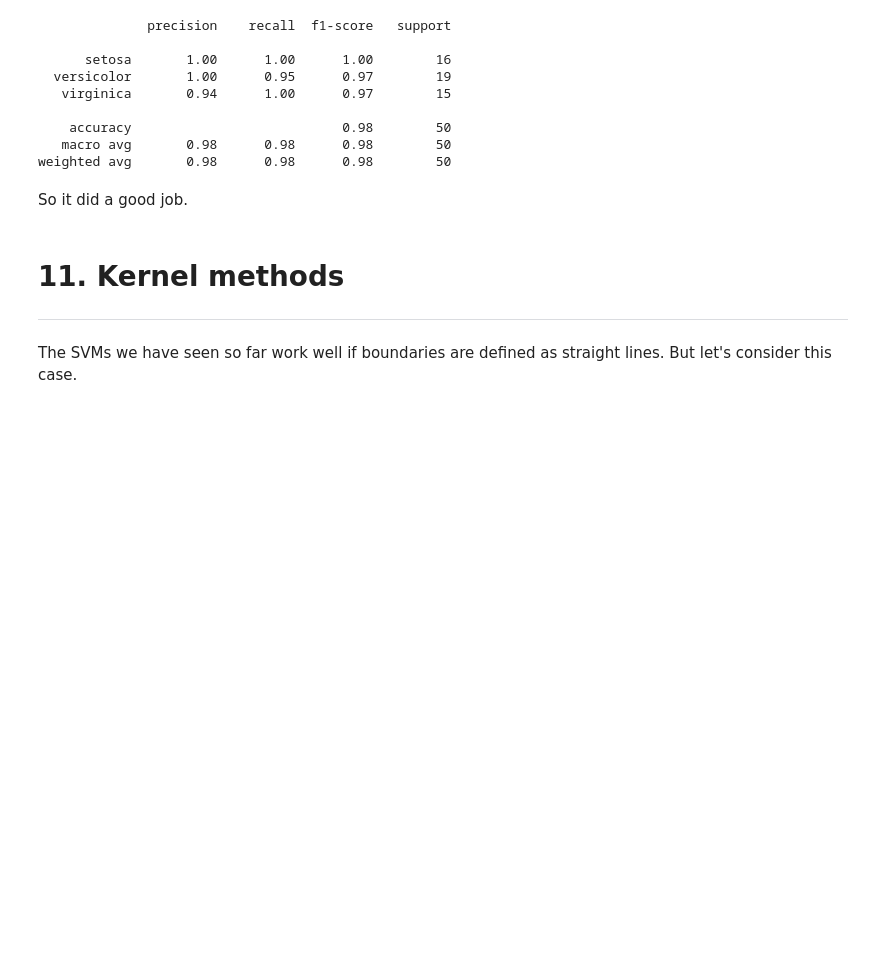
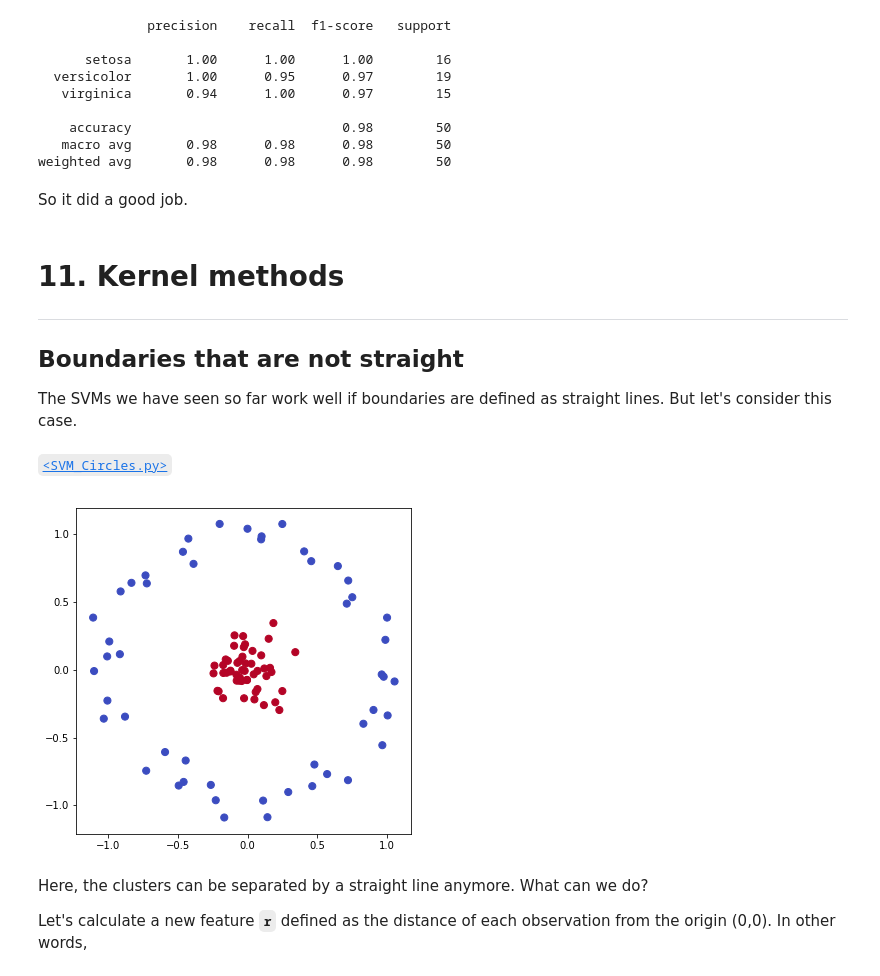
Before and after one commit to sathayas/JupyterfMRIFall2019, a Jupyter notebook: MachineLearning.ipynb, the cells around one changed output. Cells and saved outputs as stored; diff of their text form; code cells hidden in the pictures; blank space fills up the shorter version.

```diff
--- a/MachineLearning.ipynb
+++ b/MachineLearning.ipynb
@@ -1233,4 +1233,8 @@ So it did a good job.
 # 11. Kernel methods
 <hr style="height:1px;border:none" />
 
+## Boundaries that are not straight
+
 The SVMs we have seen so far work well if boundaries are defined as straight lines. But let's consider this case.
+# %% [markdown]
+[`<SVM_Circles.py>`](https://github.com/sathayas/fMRIClassFall2019/blob/master/MachineLearning/SVM_Circles.py)
@@ -1236,0 +1243,22 @@ The SVMs we have seen so far work well if boundaries are defined as straight lin
+# %%
+import numpy as np
+import matplotlib.pyplot as plt
+from sklearn.datasets.samples_generator import make_circles
+from sklearn.svm import SVC
+from DecisionBoundary import plot_svm_margin
+
+
+
+# Creating a toy data with circles
+X, y = make_circles(100, factor=.1, noise=.1, random_state=88)
+
+# plotting the data
+plt.figure(figsize=[6,6])
+plt.scatter(X[:, 0], X[:, 1], c=y, s=50, cmap=plt.cm.coolwarm)
+plt.show()
+# %% [output]
+[figure, added]
+# %% [markdown]
+Here, the clusters can be separated by a straight line anymore. What can we do?
+
+Let's calculate a new feature **`r`** defined as the distance of each observation from the origin (0,0). In other words,
```
Also changed, not shown: parts of 19 cells of this notebook.
